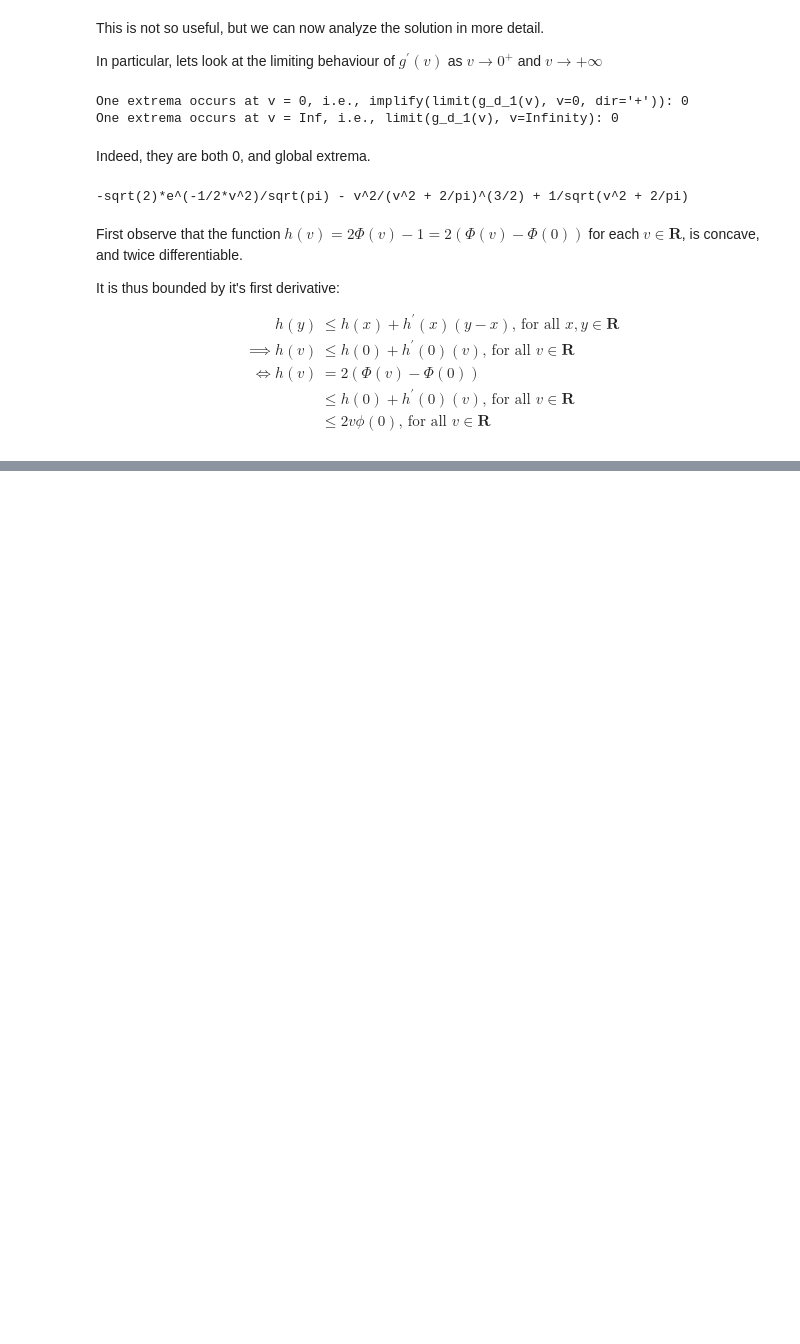
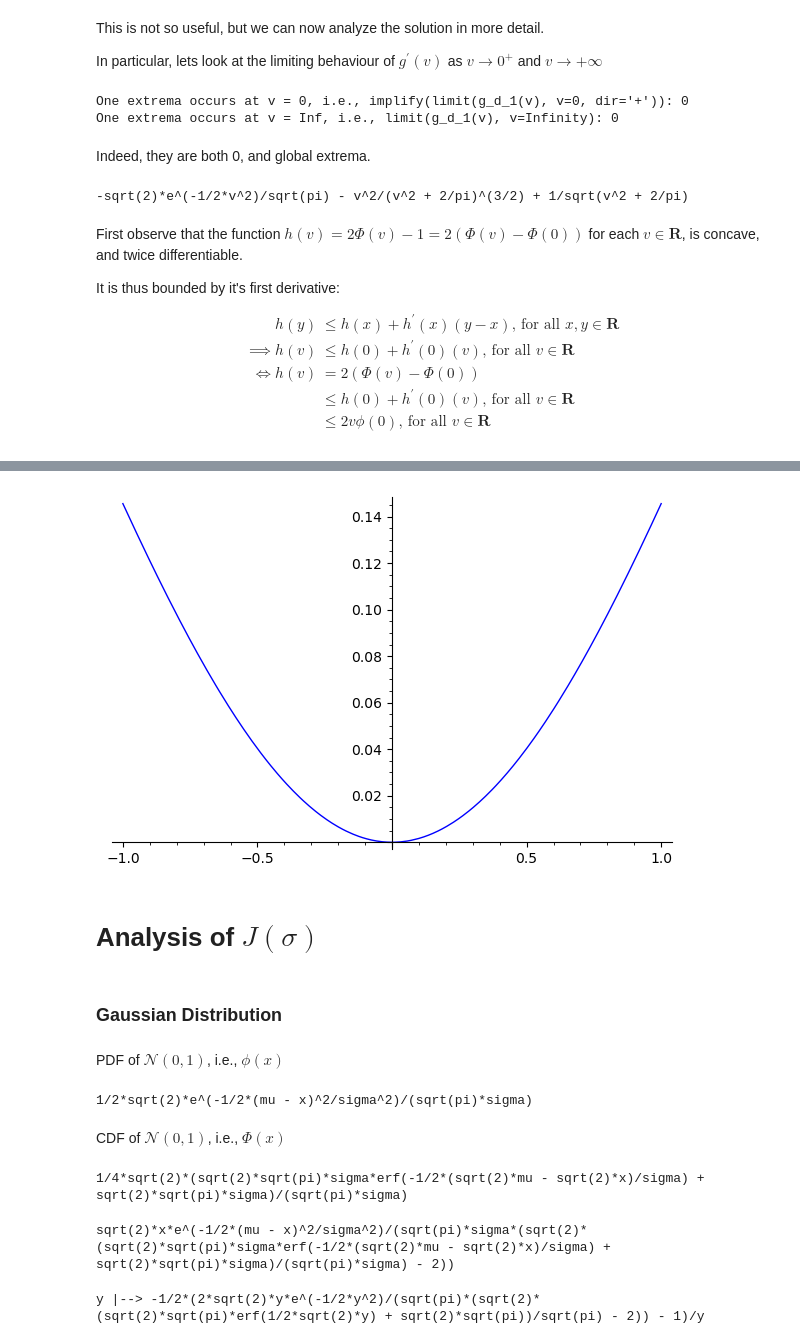
Before and after one commit to shamindras/ascifit, a Jupyter notebook: experiments/python/notebooks/sagemath-checks-01.ipynb, the cells around one changed output, grey strips where cells are left out. Saved outputs shown, nothing was run; the diff lists cells and outputs as text; code cells hidden in the pictures; blank space fills up the shorter version.

```diff
--- a/experiments/python/notebooks/sagemath-checks-01.ipynb
+++ b/experiments/python/notebooks/sagemath-checks-01.ipynb
@@ -185,0 +331,40 @@ sqrt(2)*v/sqrt(pi)
+# %%
+j(x) = 1/2 - h(x)
+plot(j.substitute(mu = 0, sigma = 1))
+# %% [output]
+[figure, added]
+# %% [markdown]
+# Analysis of $J(\sigma)$
+# %% [markdown]
+### Gaussian Distribution
+# %% [markdown]
+PDF of $\mathcal{N}(0, 1)$, i.e., $\phi(x)$
+# %%
+var('mu, sigma, x, eta')
+assume(sigma > 0)
+assume(eta > 0)
+assume(mu, 'real')
+assume(x, 'real')
+phi(x) = 1/(sigma*sqrt(2*pi)) * exp(-(x-mu)^2/(2*sigma^2))
+show(phi(x))
+# %% [output]
+1/2*sqrt(2)*e^(-1/2*(mu - x)^2/sigma^2)/(sqrt(pi)*sigma)
+# %% [markdown]
+CDF of $\mathcal{N}(0, 1)$, i.e., $\Phi(x)$
+# %%
+Phi(x) = integrate(phi(t),t,-Infinity,x)
+show(Phi(x))
+# %% [output]
+1/4*sqrt(2)*(sqrt(2)*sqrt(pi)*sigma*erf(-1/2*(sqrt(2)*mu - sqrt(2)*x)/sigma) + sqrt(2)*sqrt(pi)*sigma)/(sqrt(pi)*sigma)
+# %%
+h(x) = (x * phi(x)) / (2 * Phi(x) - 1)
+show(h(x))
+# %% [output]
+sqrt(2)*x*e^(-1/2*(mu - x)^2/sigma^2)/(sqrt(pi)*sigma*(sqrt(2)*(sqrt(2)*sqrt(pi)*sigma*erf(-1/2*(sqrt(2)*mu - sqrt(2)*x)/sigma) + sqrt(2)*sqrt(pi)*sigma)/(sqrt(pi)*sigma) - 2))
+# %%
+var('y')
+assume(y > 0)
+K(y) = (1/y)*(1/2 - h.substitute(x = y, sigma = 1, mu = 0))
+show(K)
+# %% [output]
+y |--> -1/2*(2*sqrt(2)*y*e^(-1/2*y^2)/(sqrt(pi)*(sqrt(2)*(sqrt(2)*sqrt(pi)*erf(1/2*sqrt(2)*y) + sqrt(2)*sqrt(pi))/sqrt(pi) - 2)) - 1)/y
```
Also changed, not shown: parts of 51 cells of this notebook, 2 other files.
